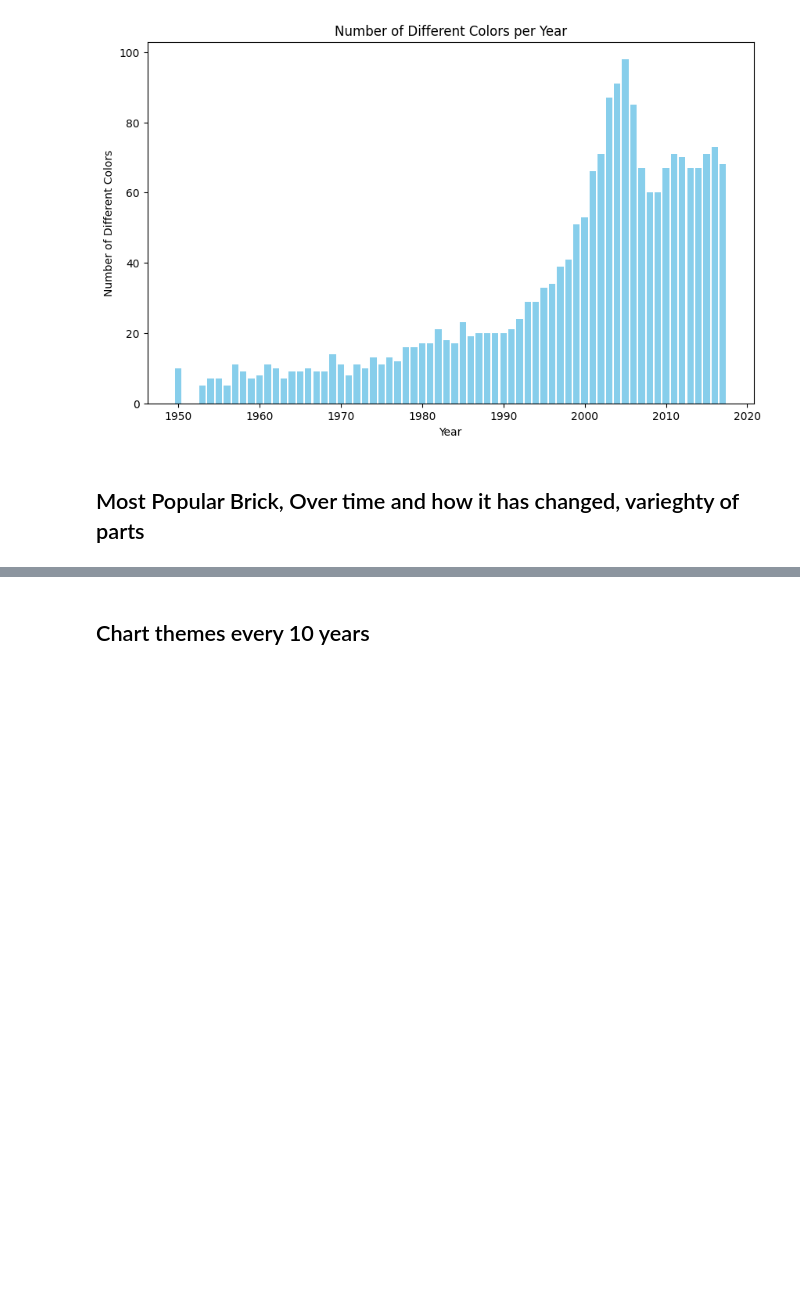
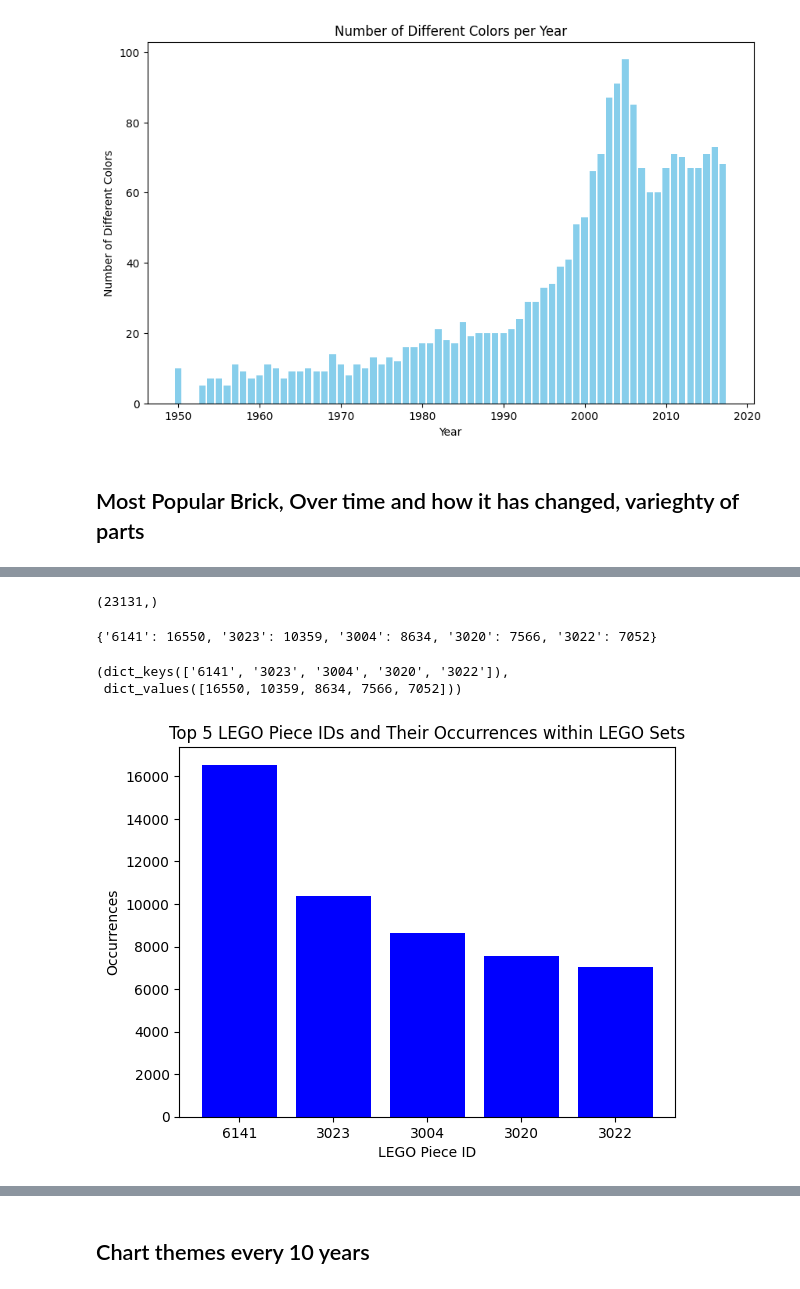
Before and after one commit to MatthewKolotylo/Lego-Project, a Jupyter notebook: Master Code Copy.ipynb, the cells around one changed output, grey strips where cells are left out. Cells and saved outputs as stored; diff of their text form; code cells hidden in the pictures; blank space fills up the shorter version.

Commit message:
Image chart

```diff
--- a/Master Code Copy.ipynb
+++ b/Master Code Copy.ipynb
@@ -235,0 +252,4 @@ plt.show()
+# %%
+#dropping id columns
+
+my_df=df.drop(['inventory_id','color_id','parent_id'], axis=1)
@@ -235,0 +265,28 @@ plt.show()
+# %%
+my_df['part_num'].unique().shape
+# %% [output]
+(23131,)
+# %%
+#What is the most Used part in Lego Sets?
+sorted_used_parts=my_df['part_num'].value_counts()
+top5_most_used=sorted_used_parts.head(5).to_dict()
+top5_most_used
+# %% [output]
+{'6141': 16550, '3023': 10359, '3004': 8634, '3020': 7566, '3022': 7052}
+# %%
+top5_most_used.keys(), top5_most_used.values()
+# %% [output]
+(dict_keys(['6141', '3023', '3004', '3020', '3022']),
+ dict_values([16550, 10359, 8634, 7566, 7052]))
+# %%
+
+# Create a bar chart
+plt.bar(top5_most_used.keys(), top5_most_used.values(), color='blue')
+plt.xlabel('LEGO Piece ID')
+plt.ylabel('Occurrences')
+plt.title('Top 5 LEGO Piece IDs and Their Occurrences within LEGO Sets')
+
+# Display the chart
+plt.show()
+# %% [output]
+[figure, added]
```
Also changed, not shown: parts of 7 cells of this notebook.
